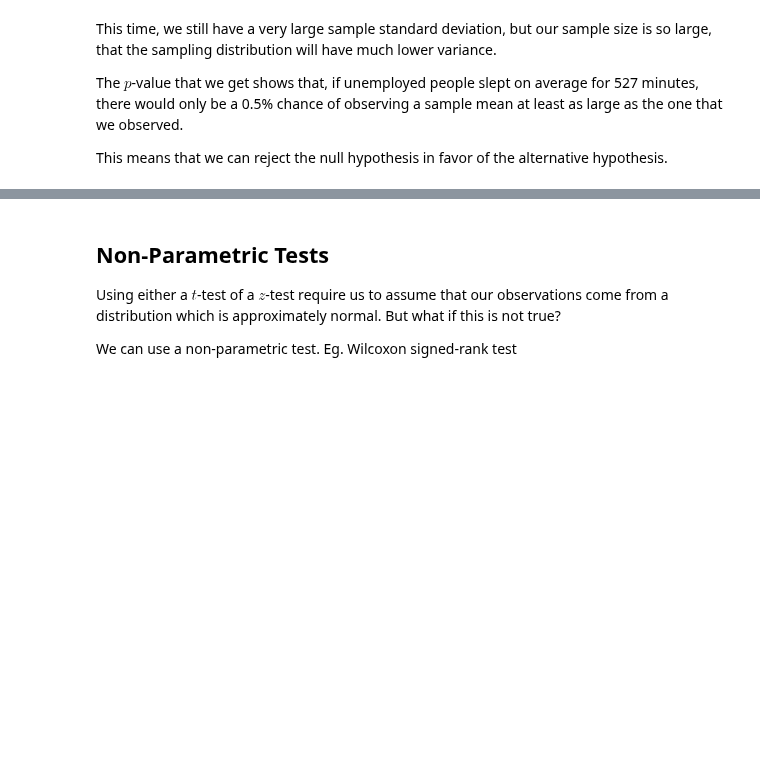
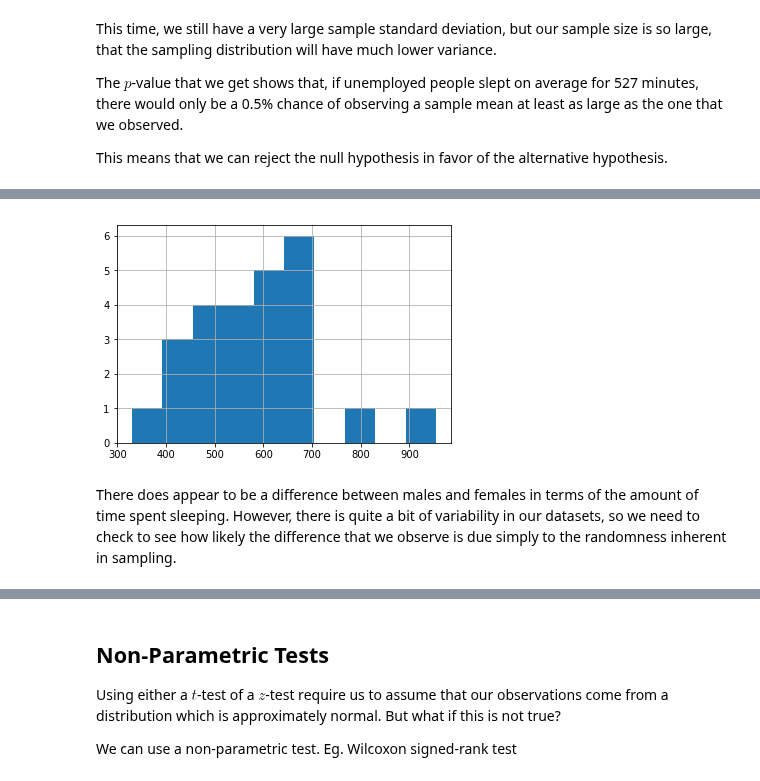
Before and after one commit to NSS-Data-Instructional-Stuff/stats-for-data-science, a Jupyter notebook: notebooks/Hypothesis_Testing.ipynb, the cells around one changed output, grey strips where cells are left out. Saved outputs shown, nothing was run; the diff lists cells and outputs as text; code cells hidden in the pictures; blank space fills up the shorter version.

```diff
--- a/notebooks/Hypothesis_Testing.ipynb
+++ b/notebooks/Hypothesis_Testing.ipynb
@@ -326,0 +353,6 @@ This means that we can reject the null hypothesis in favor of the alternative hy
+# %%
+sleeping.loc[sleeping.sex == 'Female', 'minutes_spent_sleeping'].hist();
+# %% [output]
+[figure, added]
+# %% [markdown]
+There does appear to be a difference between males and females in terms of the amount of time spent sleeping. However, there is quite a bit of variability in our datasets, so we need to check to see how likely the difference that we observe is due simply to the randomness inherent in sampling.
```
Also changed, not shown: parts of 22 cells of this notebook, 2 other files.
